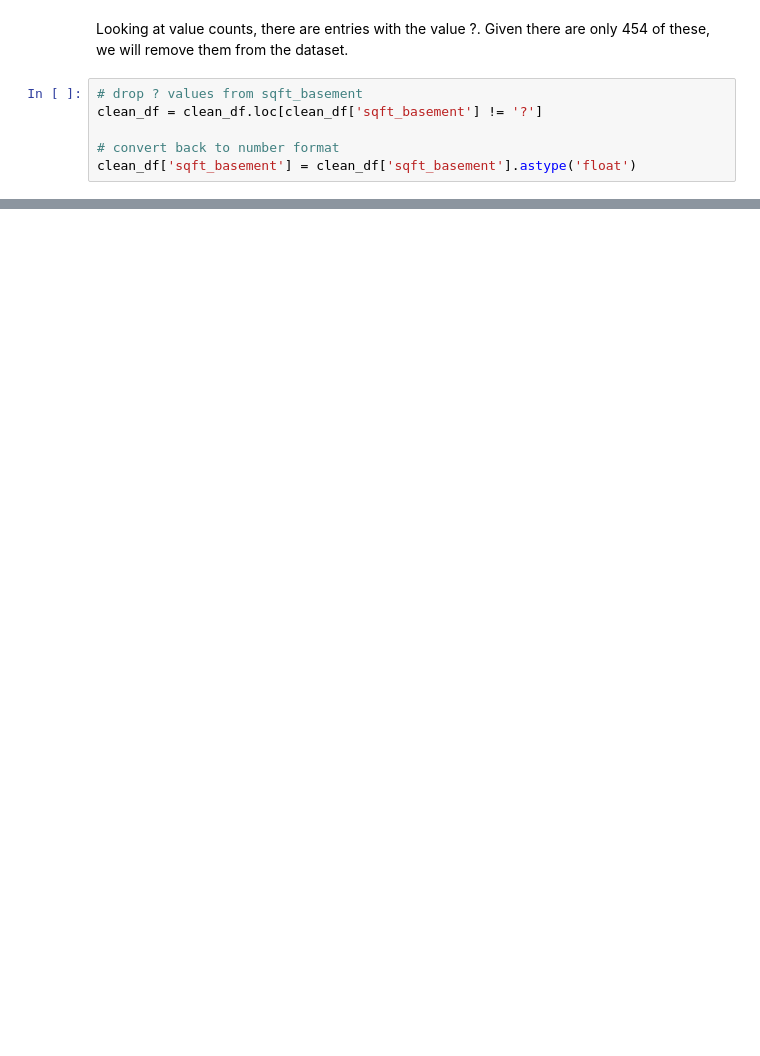
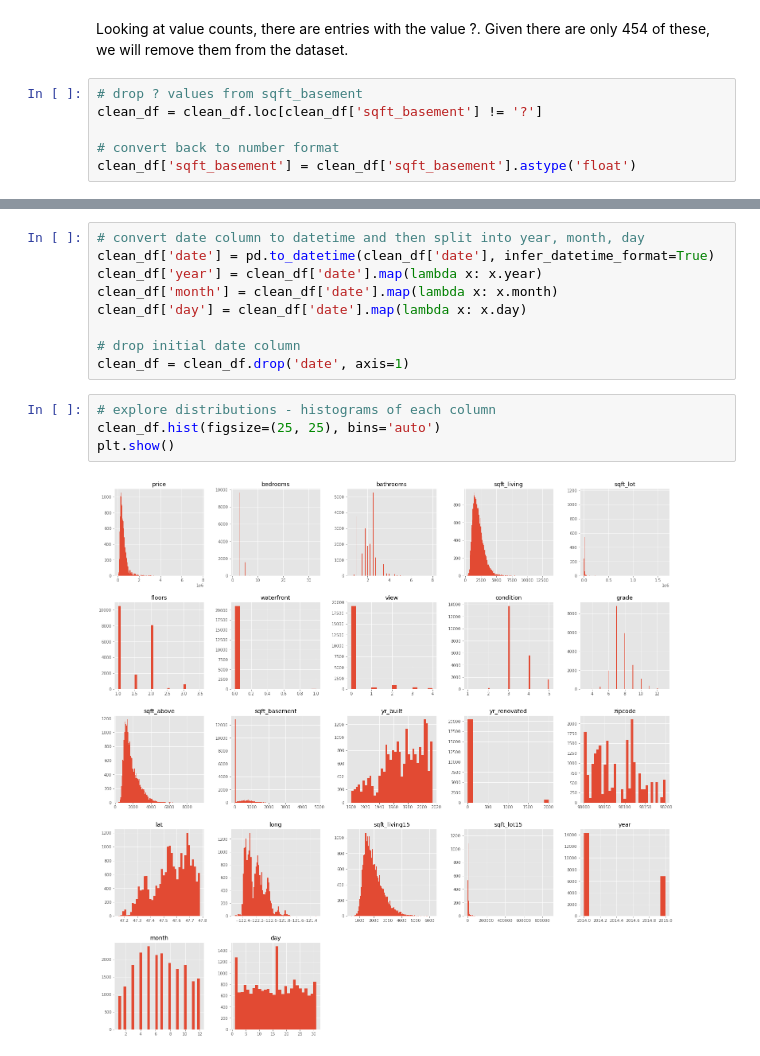
Before and after one commit to akaigraham/KC-House-Price-Regression, a Jupyter notebook: notebook.ipynb, the cells around one changed output, grey strips where cells are left out. Cells and saved outputs as stored; diff of their text form; blank space fills up the shorter version.

```diff
--- a/notebook.ipynb
+++ b/notebook.ipynb
@@ -209,0 +194,15 @@ clean_df
+# %%
+# convert date column to datetime and then split into year, month, day
+clean_df['date'] = pd.to_datetime(clean_df['date'], infer_datetime_format=True)
+clean_df['year'] = clean_df['date'].map(lambda x: x.year)
+clean_df['month'] = clean_df['date'].map(lambda x: x.month)
+clean_df['day'] = clean_df['date'].map(lambda x: x.day)
+
+# drop initial date column
+clean_df = clean_df.drop('date', axis=1)
+# %%
+# explore distributions - histograms of each column
+clean_df.hist(figsize=(25, 25), bins='auto')
+plt.show()
+# %% [output]
+[figure, added]
```
Also changed, not shown: parts of 88 cells of this notebook.
